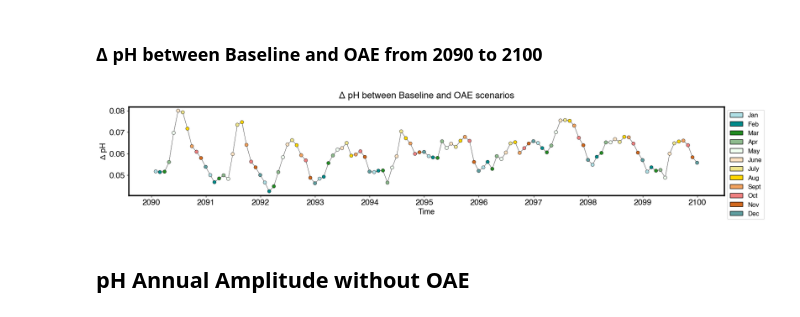
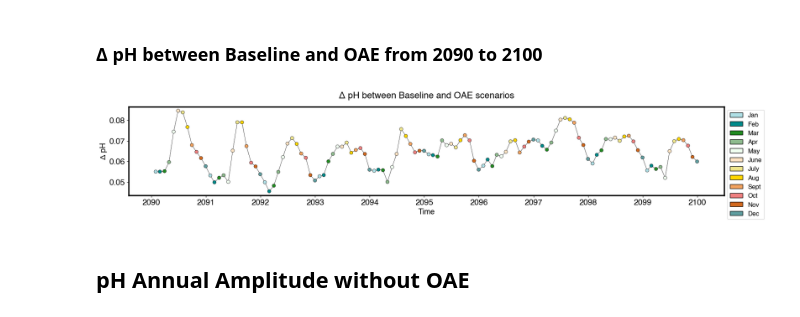
Before and after one commit to chiaraciscato/MScThesis, a Jupyter notebook: pH_comparison.ipynb, the cells around one changed output. Saved outputs shown, nothing was run; the diff lists cells and outputs as text; code cells hidden in the pictures.

```diff
--- a/pH_comparison.ipynb
+++ b/pH_comparison.ipynb
@@ -40,4 +40,4 @@ plt.style.use('seaborn-pastel')
 isns.set_context(mode="notebook", fontfamily="Helvetica")
 sns.set_context(font_scale=0.8)
 # %%
-ds = xr.open_mfdataset('/Volumes/UnionSine/data_transfer/ssp126/ph_base/*.nc')
+ds = xr.open_mfdataset('/Volumes/UnionSine/Data_Transfer/2.6/pH_Baseline/*.nc')
@@ -44,12 +46,12 @@ ds = xr.open_mfdataset('/Volumes/UnionSine/data_transfer/ssp126/ph_base/*.nc')
 # %%
-ds_oae = xr.open_mfdataset('/Volumes/UnionSine/data_transfer/ssp126/ph_oae/*.nc')
+ds_oae = xr.open_mfdataset('/Volumes/UnionSine/Data_Transfer/2.6/pH_OAE/*.nc')
 # %% [markdown]
 ### EU Seasonal Average of pH from 2015 to 2100 with and without OAE
 # %%
-sliced_data_baseline = ds.where((-25 < ds.nav_lon) & (ds.nav_lon < 10) & (35 < ds.nav_lat) & (ds.nav_lat < 70), drop=True)
+sliced_data_baseline = ds.where((-25 < ds.nav_lon) & (ds.nav_lon < 10) & (40 < ds.nav_lat) & (ds.nav_lat < 70), drop=True)
 sliced_frame_baseline = sliced_data_baseline.sel(time_counter=slice('2090', '2100'))
 # %%
-sliced_data_oae = ds_oae.where((-25 < ds_oae.nav_lon) & (ds_oae.nav_lon < 10) & (35 < ds_oae.nav_lat) & (ds_oae.nav_lat < 70), drop=True)
+sliced_data_oae = ds_oae.where((-25 < ds_oae.nav_lon) & (ds_oae.nav_lon < 10) & (40 < ds_oae.nav_lat) & (ds_oae.nav_lat < 70), drop=True)
 sliced_frame_oae = sliced_data_oae.sel(time_counter=slice('2090', '2100'))
 # %%
 sliced_data_baseline_plot = sliced_data_baseline.ph.mean(dim=('y', 'x'))
@@ -642,16 +644,16 @@ colors = dict(zip(delta_ph.Month.unique(), ['powderblue', 'darkcyan', 'forestgre
 # %%
 fig, ax = plt.subplots(figsize=(20, 3))
 ax.plot_date(delta_ph.index, delta_ph.ph, '-', color="black", linewidth=0.5, zorder=1)
 ax.scatter(delta_ph.index, delta_ph.ph, color=delta_ph.Month.map(lambda x: colors[x]), edgecolors='black',  linewidth=0.5, s=40)
 legend = [mpatches.Patch(facecolor = value, edgecolor = "black", label = key, alpha = 1) for key, value in colors.items()]
 ax.legend(handles = legend, bbox_to_anchor=(1, 1), loc='upper left', fontsize=12)
 ax.set_xlabel('Time', fontsize=14)
 ax.set_ylabel('Δ pH', fontsize=14)
-ax.set_title("Δ pH between Baseline and OAE scenarios", fontname="Helvetica", fontsize=17, y=1.06)
+ax.set_title("Δ pH between Baseline and OAE", fontname="Helvetica", fontsize=17, y=1.06)
 
 pass
 # %% [output]
-[figure, old version]
+[figure, new version]
 # %% [markdown]
 ## pH Annual Amplitude without OAE
 # %%
```
Also changed, not shown: parts of 19 cells of this notebook, 27 other files.
